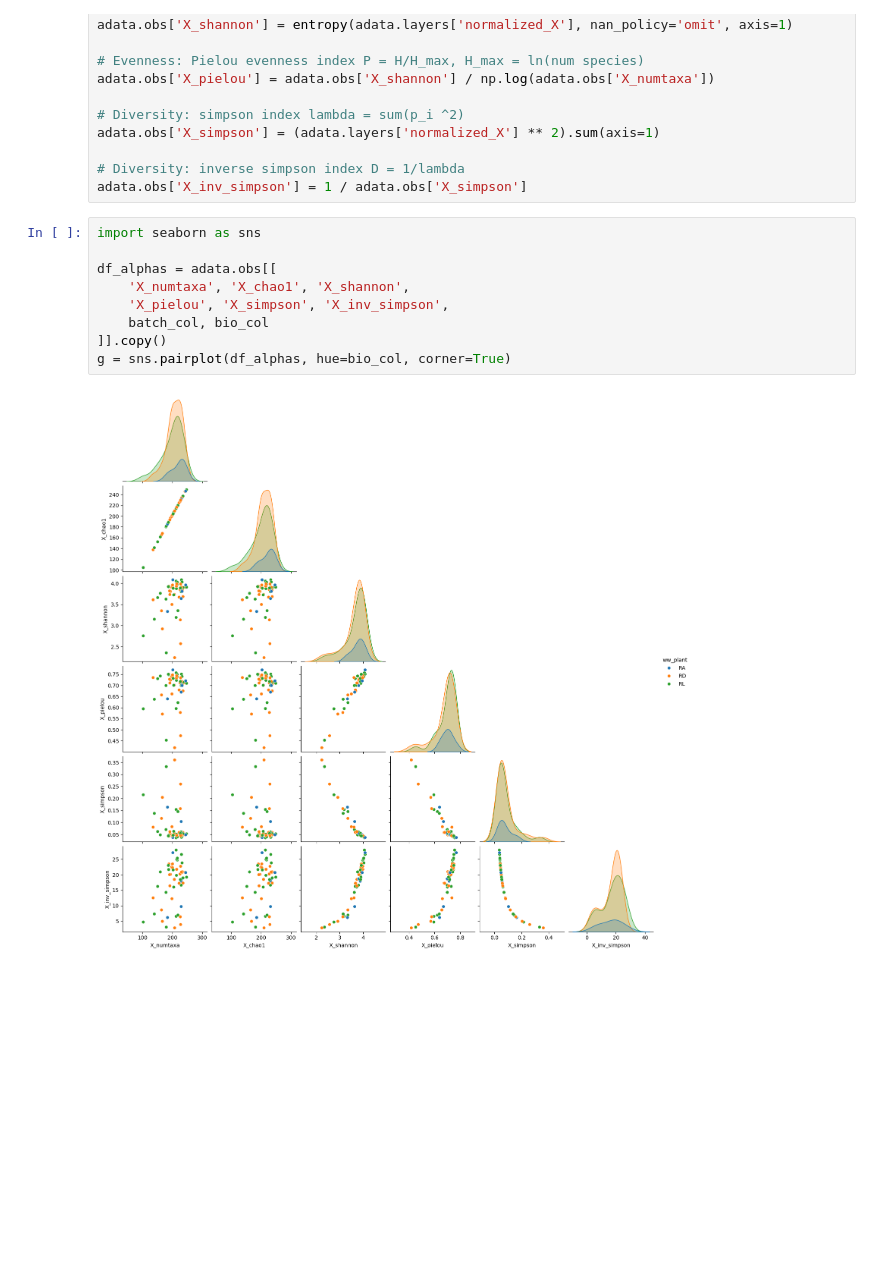
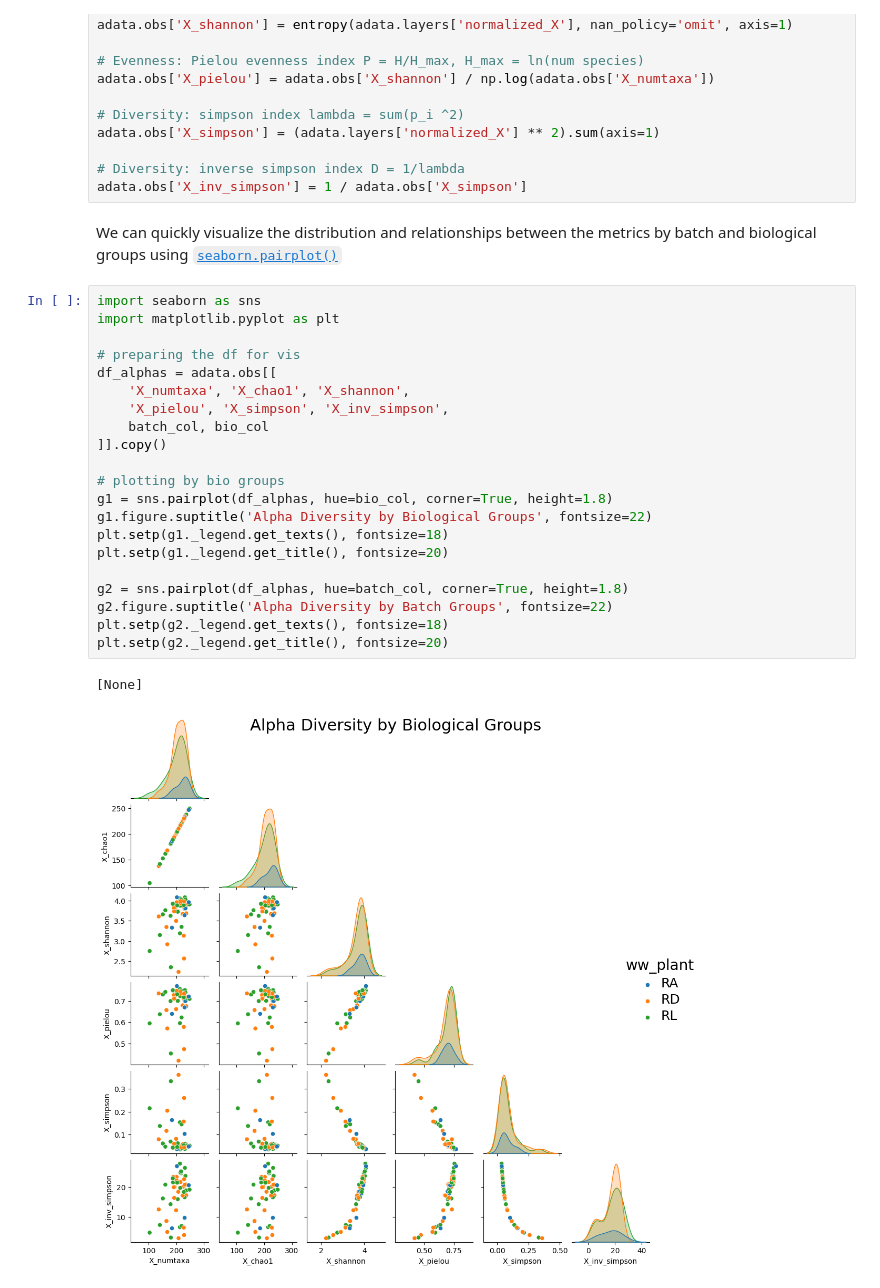
Before and after one commit to Multiomics-Analytics-Group/abaco, a Jupyter notebook: docs/tutorial/demo-mgnify-mgys-1135.ipynb, the cells around one changed output. Saved outputs shown, nothing was run; the diff lists cells and outputs as text; blank space fills up the shorter version.

```diff
--- a/docs/tutorial/demo-mgnify-mgys-1135.ipynb
+++ b/docs/tutorial/demo-mgnify-mgys-1135.ipynb
@@ -145,14 +161,29 @@ adata.obs['X_simpson'] = (adata.layers['normalized_X'] ** 2).sum(axis=1)
 
 # Diversity: inverse simpson index D = 1/lambda
 adata.obs['X_inv_simpson'] = 1 / adata.obs['X_simpson']
+# %% [markdown]
+We can quickly visualize the distribution and relationships between the metrics by batch and biological groups using [`seaborn.pairplot()`](https://seaborn.pydata.org/generated/seaborn.pairplot.html)
 # %%
 import seaborn as sns
+import matplotlib.pyplot as plt
 
+# preparing the df for vis
 df_alphas = adata.obs[[
     'X_numtaxa', 'X_chao1', 'X_shannon',
     'X_pielou', 'X_simpson', 'X_inv_simpson',
     batch_col, bio_col
 ]].copy()
-g = sns.pairplot(df_alphas, hue=bio_col, corner=True)
+
+# plotting by bio groups
+g1 = sns.pairplot(df_alphas, hue=bio_col, corner=True, height=1.8)
+g1.figure.suptitle('Alpha Diversity by Biological Groups', fontsize=22)
+plt.setp(g1._legend.get_texts(), fontsize=18)
+plt.setp(g1._legend.get_title(), fontsize=20)
+
+g2 = sns.pairplot(df_alphas, hue=batch_col, corner=True, height=1.8)
+g2.figure.suptitle('Alpha Diversity by Batch Groups', fontsize=22)
+plt.setp(g2._legend.get_texts(), fontsize=18)
+plt.setp(g2._legend.get_title(), fontsize=20)
 # %% [output]
+[None]
-[figure, old version]
+[figure, new version]
```
Also changed, not shown: parts of 27 cells of this notebook, 1 other file.
